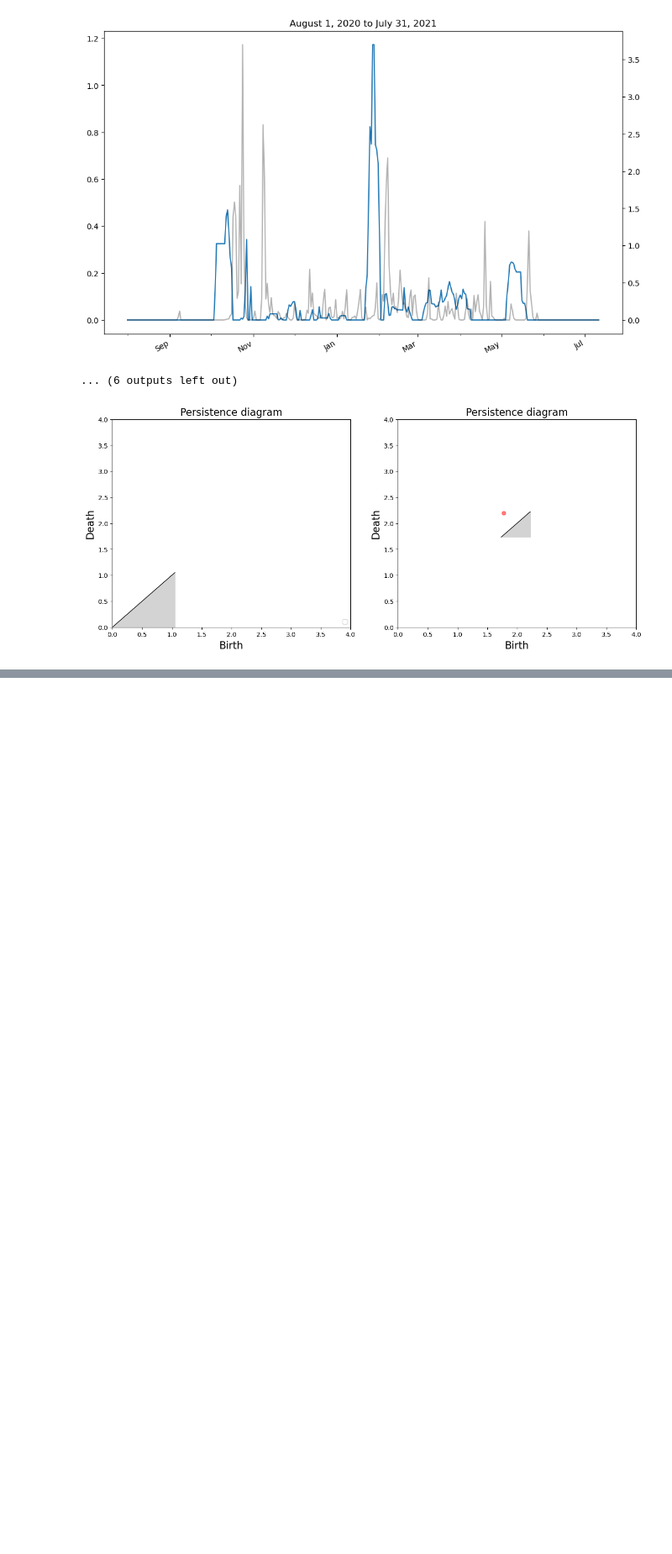
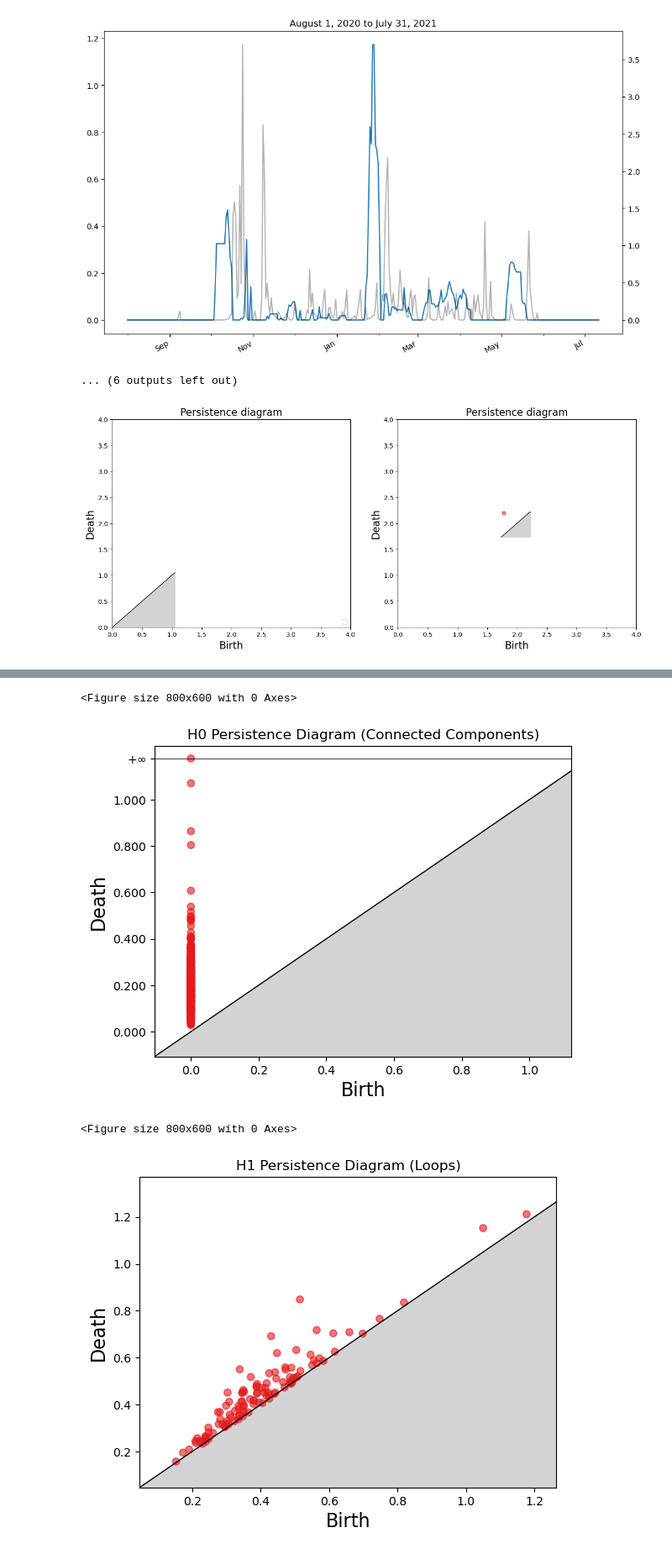
Before and after one commit to jacobsriraman/tda-snow-capstone, a Jupyter notebook: snowfall2.ipynb, the cells around one changed output, grey strips where cells are left out. Shown at 84% size. Cells and saved outputs as stored; diff of their text form; code cells hidden in the pictures; blank space fills up the shorter version.

```diff
--- a/snowfall2.ipynb
+++ b/snowfall2.ipynb
@@ -314,0 +347,66 @@ for year in years:
+# %%
+import numpy as np
+import pandas as pd
+import gudhi as gd
+import matplotlib.pyplot as plt
+from sklearn.preprocessing import StandardScaler
+
+# === LOAD TIME SERIES DATA ===
+# Load climate variables (Max/Min Humidity, Max/Min Temperature)
+dataframes = [
+    pd.read_csv("timeseries/montana_rhmx_timeseries.csv", parse_dates=["Date"], index_col="Date"),  # Max Humidity
+    #pd.read_csv("timeseries/montana_rhmn_timeseries.csv", parse_dates=["Date"], index_col="Date"),  # Min Humidity
+    #pd.read_csv("timeseries/montana_tmax_timeseries.csv", parse_dates=["Date"], index_col="Date"),  # Max Temp
+    pd.read_csv("timeseries/montana_tmin_timeseries.csv", parse_dates=["Date"], index_col="Date"),  # Min Temp
+]
+
+# Load snowfall data separately
+snow_data = pd.read_csv("timeseries/montana_snow_timeseries.csv", parse_dates=["Date"], index_col="Date")
+
+# Merge climate variable DataFrames
+data = dataframes[0]
+for df in dataframes[1:]:
+    data = data.join(df, how="inner")  # Inner join ensures aligned dates
+
+# Rename columns dynamically
+data.columns = [f"var_{i}" for i in range(len(data.columns))]
+
+# Merge snowfall data separately
+data = data.join(snow_data, how="inner", rsuffix="_snow")
+
+# === SELECT DATE RANGE ===
+data = data.loc["2017-08-01":"2018-07-31"]
+
+# === STANDARDIZE CLIMATE VARIABLES (NOT SNOWFALL) ===
+scaler = StandardScaler()
+data.iloc[:, :-1] = scaler.fit_transform(data.iloc[:, :-1])  # Normalize only climate variables
+
+# === CONSTRUCT PERSISTENCE DIAGRAM ===
+point_cloud = data.iloc[:, :-1].values  # Use climate variables only (exclude snowfall)
+
+# Build Rips complex
+rips_complex = gd.RipsComplex(points=point_cloud)
+simplex_tree = rips_complex.create_simplex_tree(max_dimension=2)
+
+# Compute persistence
+simplex_tree.persistence()
+
+# Extract persistence intervals
+dgm0 = simplex_tree.persistence_intervals_in_dimension(0)  # H0: Connected Components
+dgm1 = simplex_tree.persistence_intervals_in_dimension(1)  # H1: Loops
+
+# === PLOT PERSISTENCE DIAGRAMS ===
+plt.figure(figsize=(8, 6))
+gd.plot_persistence_diagram(dgm0)  # H0 Diagram
+plt.title("H0 Persistence Diagram (Connected Components)")
+plt.show()
+
+plt.figure(figsize=(8, 6))
+gd.plot_persistence_diagram(dgm1)  # H1 Diagram
+plt.title("H1 Persistence Diagram (Loops)")
+plt.show()
+# %% [output]
+<Figure size 800x600 with 0 Axes>
+[figure, added]
+<Figure size 800x600 with 0 Axes>
+[figure, added]
```
Also changed, not shown: parts of 1 cell of this notebook, 20 other files.
